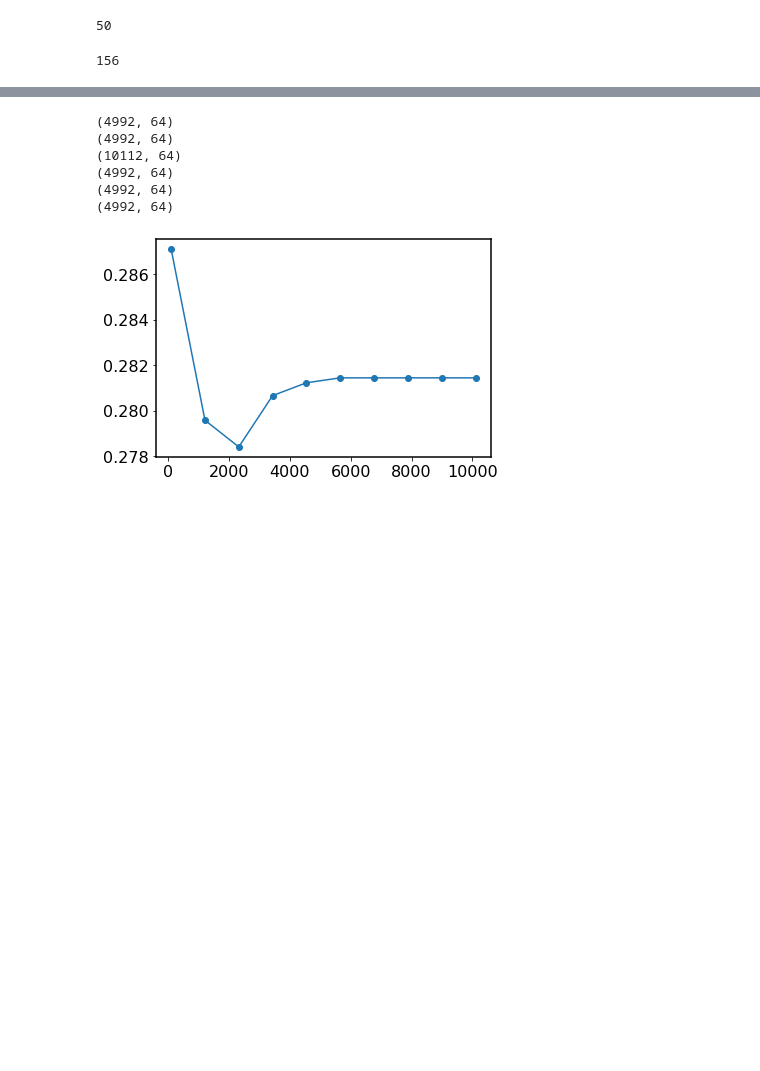
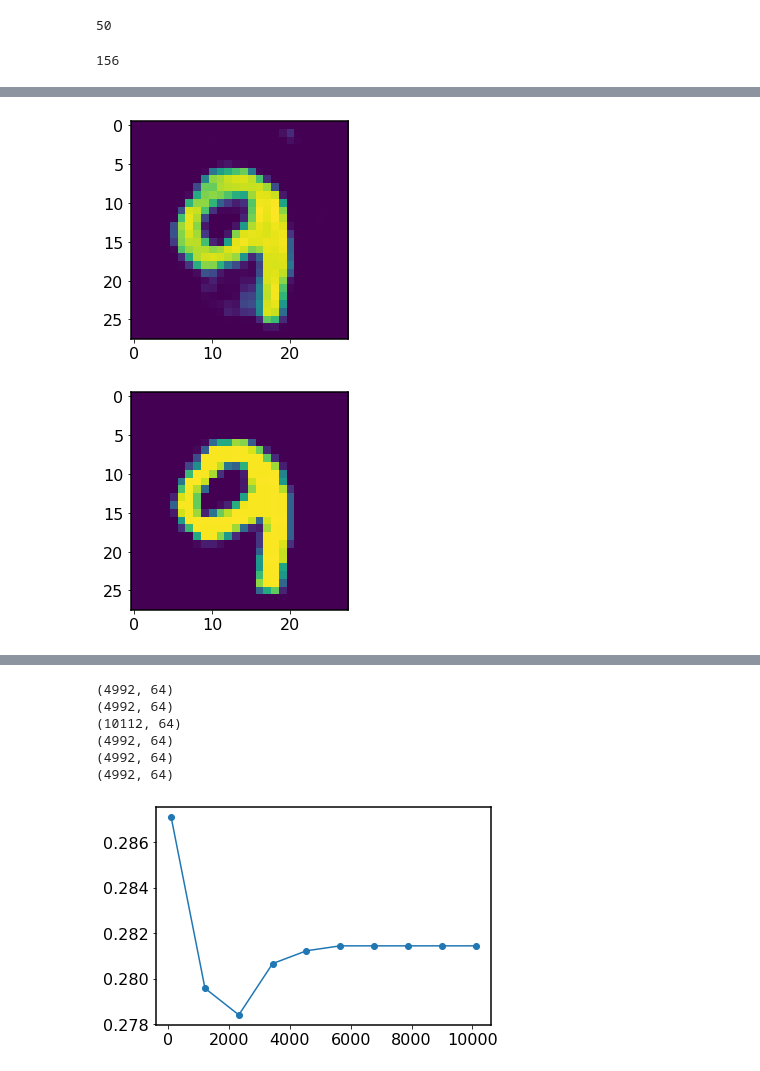
Before and after one commit to VMBoehm/PAE, a Jupyter notebook: notebooks/tf2/FMNIST_sampler.ipynb, the cells around one changed output, grey strips where cells are left out. Cells and saved outputs as stored; diff of their text form; code cells hidden in the pictures; blank space fills up the shorter version.

```diff
--- a/notebooks/tf2/FMNIST_sampler.ipynb
+++ b/notebooks/tf2/FMNIST_sampler.ipynb
@@ -276,0 +267,6 @@ logps.shape
+# %%
+samples = np.load(os.path.join('/global/cscratch1/sd/vboehm/PAE_samples/FMNIST/latent_dim64/samples','HMC_MNIST_latent_dim64_burnin50_leapfrog3_2.npy'),allow_pickle=True)
+# %%
+z_mean = samples[0].mean(axis=0)
+# %%
+res = get_decoded(build_container(z_mean))[0]
@@ -276,0 +279,8 @@ logps.shape
+# %%
+plt.imshow(np.squeeze(res))
+plt.show()
+plt.imshow(np.squeeze(x_test_ood[64*50]))
+plt.show()
+# %% [output]
+[figure, added]
+[figure, added]
```
Also changed, not shown: parts of 6 cells of this notebook, 3 other files.
